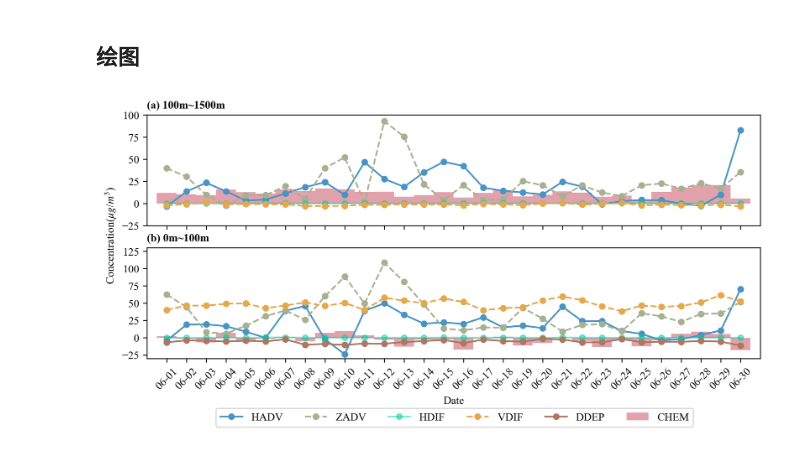
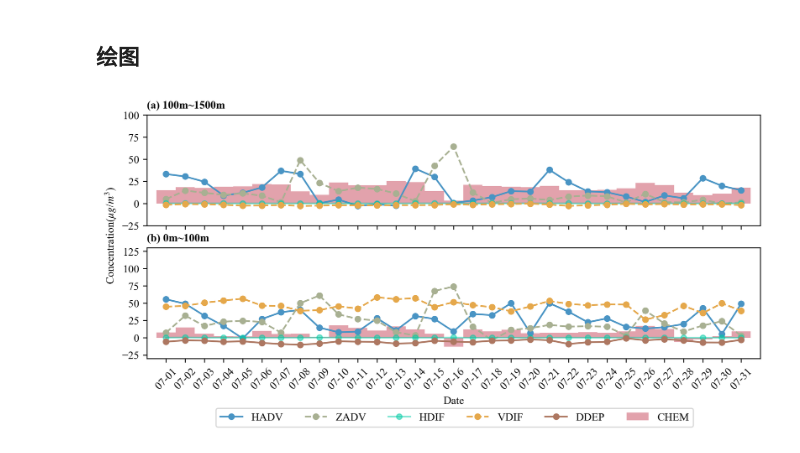
Before and after one commit to Iphisxu/AQ_2307, a Jupyter notebook: scripts/Plot_PA/IPR_line.ipynb, the cells around one changed output. Saved outputs shown, nothing was run; the diff lists cells and outputs as text; code cells hidden in the pictures.

```diff
--- a/scripts/Plot_PA/IPR_line.ipynb
+++ b/scripts/Plot_PA/IPR_line.ipynb
@@ -92,5 +92,5 @@ HADV_mean_L1.shape
 # %%
-timeindex = pd.date_range('2023-06-01T00','2023-06-30T23',freq='h')
+timeindex = pd.date_range(timestart,timeend,freq='h')
 df_L1 = pd.DataFrame(
     index=timeindex,
     data={'HADV':HADV_mean_L1,'ZADV':ZADV_mean_L1,'HDIF':HDIF_mean_L1,
@@ -110,7 +110,7 @@ df_mda8L2 = df_L2.rolling(8).mean().resample('D').max()
 colors = ['#4994c4','#a8b092','#00cca6',
           '#e5a84b','#e2a2ac','#ad7761']
 
-ts=np.arange(0,30)
+ts=np.arange(0,31)
 
 fig=plt.figure(figsize=(10,4),dpi=300)
 ax=fig.subplots(2,1)
@@ -118,36 +118,36 @@ ax=fig.subplots(2,1)
 b1=ax[1].plot(ts,df_mda8L1['HADV'],marker='.',markersize=10,linestyle='-',color=colors[0],label='HADV')
 b2=ax[1].plot(ts,df_mda8L1['ZADV'],marker='.',markersize=10,linestyle='--',color=colors[1],label='ZADV')
 b3=ax[1].plot(ts,df_mda8L1['HDIF'],marker='.',markersize=10,linestyle='-',color=colors[2],alpha=0.5,label='HDIF')
 b4=ax[1].plot(ts,df_mda8L1['VDIF'],marker='.',markersize=10,linestyle='--',color=colors[3],label='VDIF')
 b5=ax[1].bar(ts,df_mda8L1['CHEM'],width=1,color=colors[4],label='CHEM')
 b6=ax[1].plot(ts,df_mda8L1['DDEP'],marker='.',markersize=10,linestyle='-',color=colors[5],label='DDEP')
 
 b1=ax[0].plot(ts,df_mda8L2['HADV'],marker='.',markersize=10,linestyle='-',color=colors[0],label='HADV')
 b2=ax[0].plot(ts,df_mda8L2['ZADV'],marker='.',markersize=10,linestyle='--',color=colors[1],label='ZADV')
 b3=ax[0].plot(ts,df_mda8L2['HDIF'],marker='.',markersize=10,linestyle='-',color=colors[2],alpha=0.5,label='HDIF')
 b4=ax[0].plot(ts,df_mda8L2['VDIF'],marker='.',markersize=10,linestyle='--',color=colors[3],label='VDIF')
 b5=ax[0].bar(ts,df_mda8L2['CHEM'],width=1,color=colors[4],label='CHEM')
 
 ax[1].set_xlabel('Date')
-ax[1].set_xticks(np.arange(0,30))
-ax[1].set_xticklabels(pd.date_range('2023-06-01','2023-06-30',freq='D').strftime('%m-%d'),rotation=45)
+ax[1].set_xticks(np.arange(0,31))
+ax[1].set_xticklabels(pd.date_range('2023-07-01','2023-07-31',freq='D').strftime('%m-%d'),rotation=45)
 ax[1].set_yticks(np.arange(-50,130,25))
 ax[1].set_ylim([-30,130])
-ax[1].set_xlim([-1,30])
+ax[1].set_xlim([-1,31])
 ax[1].set_title('(b) 0m~100m',fontdict={'fontsize':10,'weight':'bold'},loc='left')
 
-ax[0].set_xticks(np.arange(0,30))
+ax[0].set_xticks(np.arange(0,31))
 ax[0].set_xticklabels([])
 ax[0].set_yticks(np.arange(-50,101,25))
 ax[0].text(x=-0.07,y=-0.5,s='Concentration($\mu$$g$/$m^3$)',rotation=90,transform=ax[0].transAxes)
 ax[0].set_ylim([-25,100])
-ax[0].set_xlim([-1,30])
+ax[0].set_xlim([-1,31])
 ax[0].set_title('(a) 100m~1500m',fontdict={'fontsize':10,'weight':'bold'},loc='left')
 
 ax[1].legend(bbox_to_anchor=(0.9,-0.4),ncol=6)
 
 # plt.suptitle('Process Analysis of O$_3$ in Anqing')
 
 plt.show()
 # %% [output]
-[figure, old version]
+[figure, new version]
```
Also changed, not shown: parts of 3 cells of this notebook, 16 other files.
